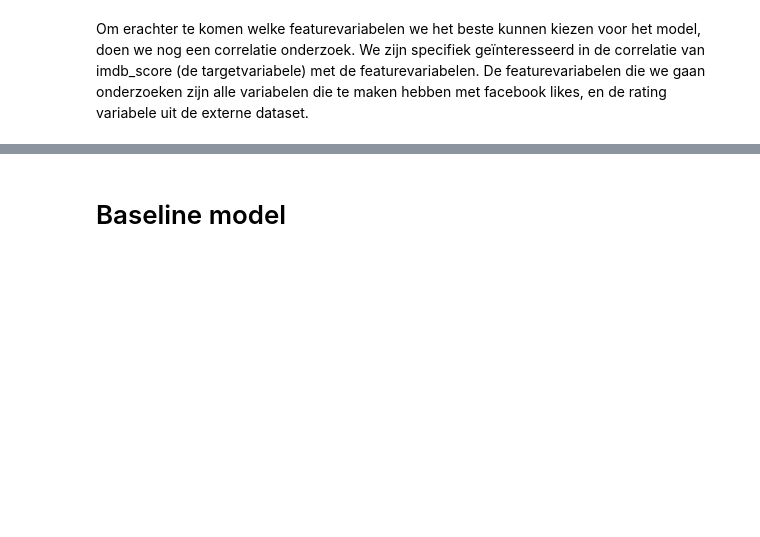
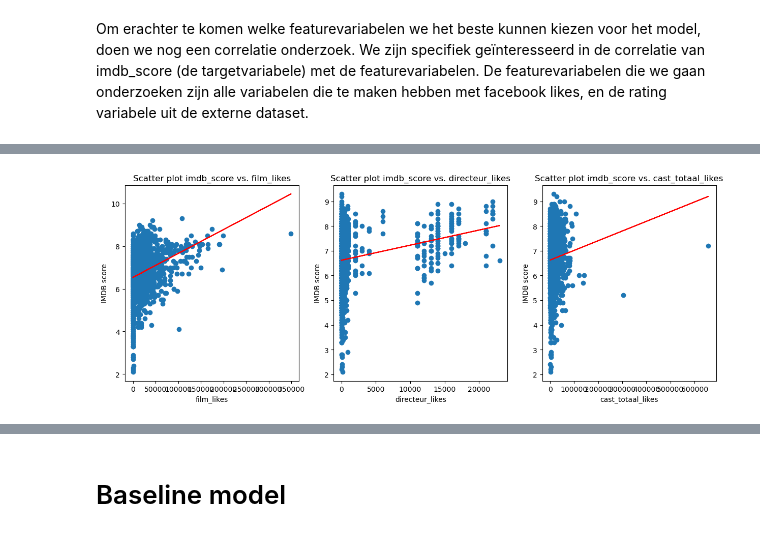
Before and after one commit to GitMathijs/CM2024-casus, a Jupyter notebook: CM_onderzoeksvraag_2.ipynb, the cells around one changed output, grey strips where cells are left out. Cells and saved outputs as stored; diff of their text form; code cells hidden in the pictures; blank space fills up the shorter version.

```diff
--- a/CM_onderzoeksvraag_2.ipynb
+++ b/CM_onderzoeksvraag_2.ipynb
@@ -155,0 +137,31 @@ Featurevariabelen:
+# %%
+# Scatter plots imdb_score vs. film_likes, directeur_likes, en cast_totaal_likes
+fig, axes = plt.subplots(1, 3, figsize=(15, 5))
+
+axes[0].scatter(data['film_likes'], data['imdb_score'])
+axes[0].set_title('Scatter plot imdb_score vs. film_likes')
+axes[0].set_xlabel('film_likes')
+axes[0].set_ylabel('IMDB score')
+
+m, b = np.polyfit(data['film_likes'], data['imdb_score'], 1)
+axes[0].plot(data['film_likes'], m * np.array(data['film_likes']) + b, color='red')
+
+axes[1].scatter(data['directeur_likes'], data['imdb_score'])
+axes[1].set_title('Scatter plot imdb_score vs. directeur_likes')
+axes[1].set_xlabel('directeur_likes')
+axes[1].set_ylabel('IMDB score')
+
+m, b = np.polyfit(data['directeur_likes'], data['imdb_score'], 1)
+axes[1].plot(data['directeur_likes'], m * np.array(data['directeur_likes']) + b, color='red')
+
+axes[2].scatter(data['cast_totaal_likes'], data['imdb_score'])
+axes[2].set_title('Scatter plot imdb_score vs. cast_totaal_likes')
+axes[2].set_xlabel('cast_totaal_likes')
+axes[2].set_ylabel('IMDB score')
+
+m, b = np.polyfit(data['cast_totaal_likes'], data['imdb_score'], 1)
+plt.plot(data['cast_totaal_likes'], m * np.array(data['cast_totaal_likes']) + b, color='red')
+
+plt.show()
+# %% [output]
+[figure, added]
```
Also changed, not shown: parts of 13 cells of this notebook.
